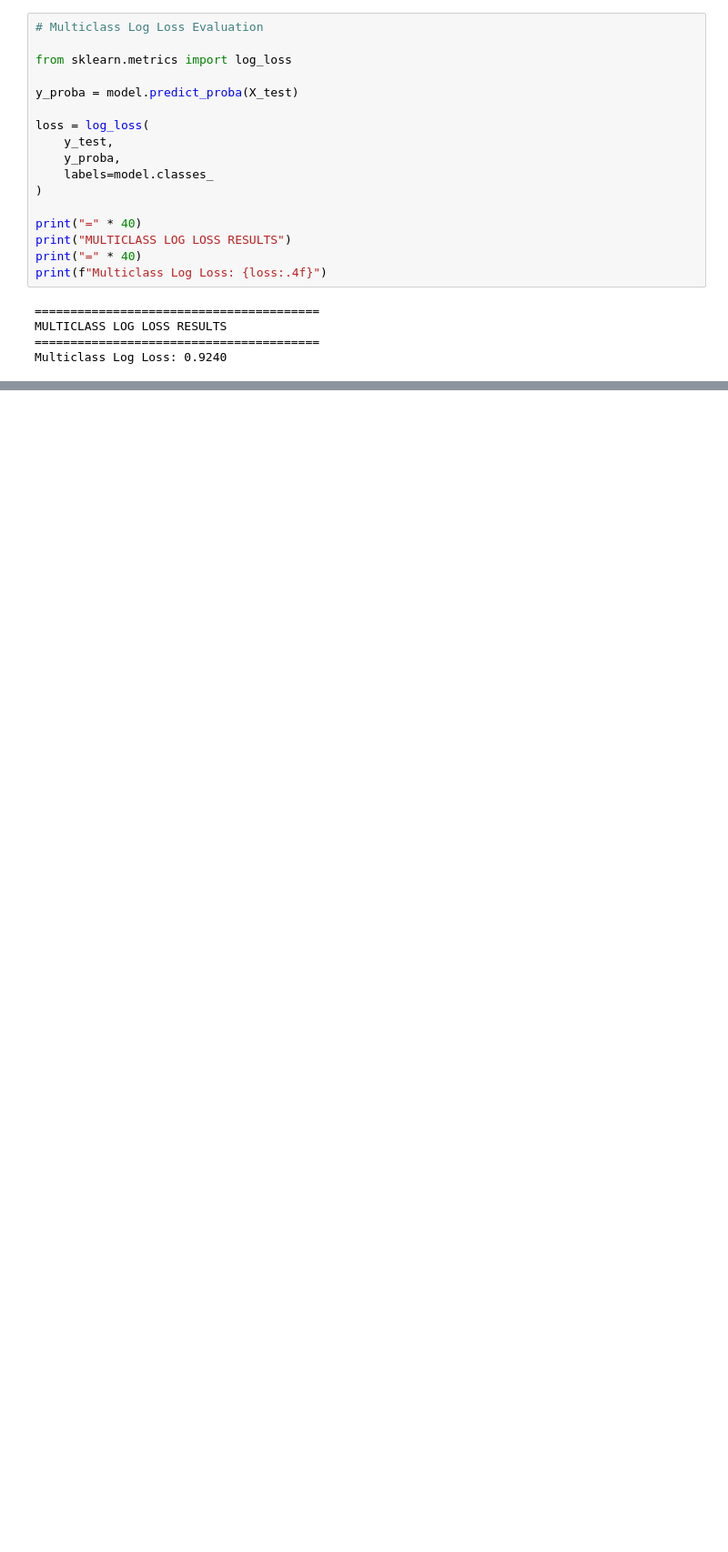
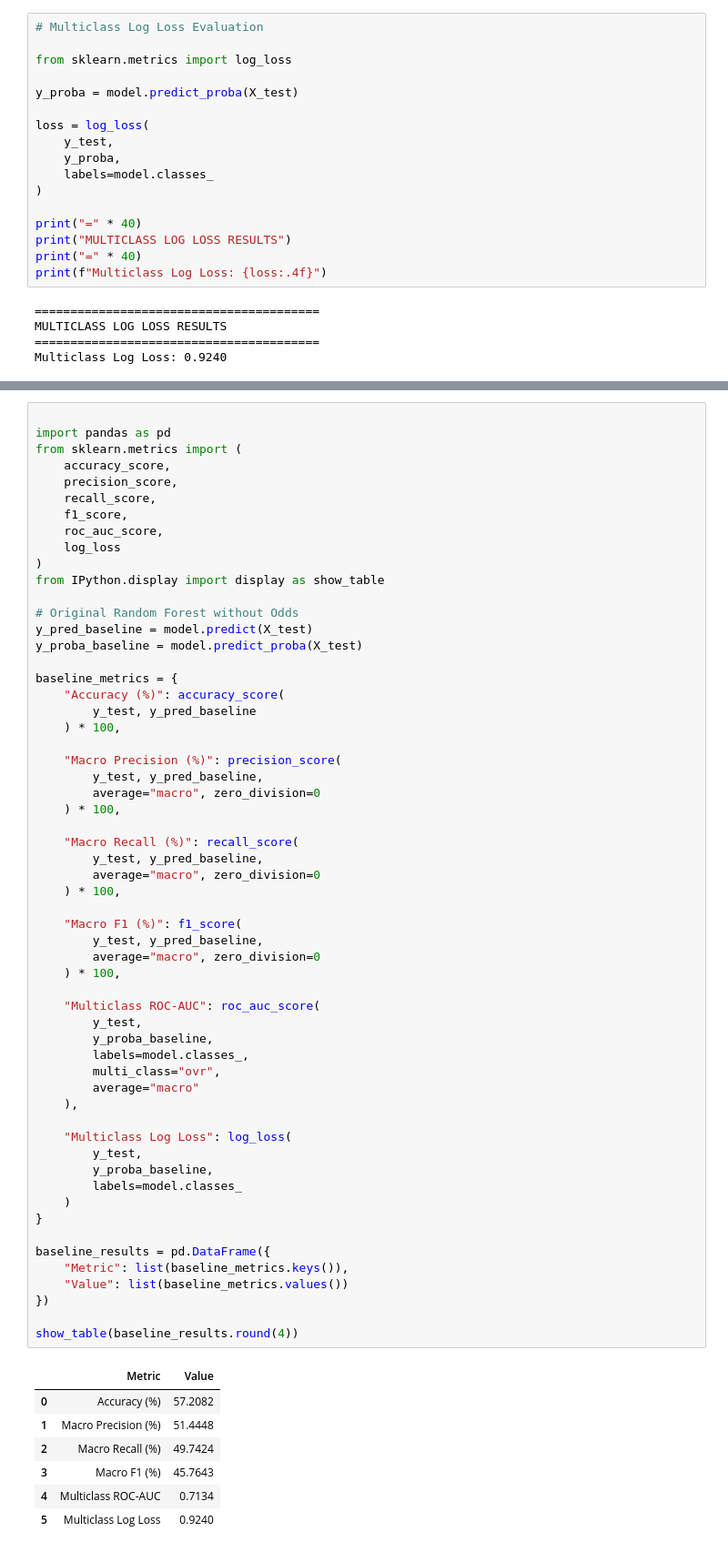
Before and after one commit to MichaelTM15/Sprint-1, a Jupyter notebook: BingquanW/04_RandomForest/RandomForest.ipynb, the cells around one changed output, grey strips where cells are left out. Shown at 91% size. Saved outputs shown, nothing was run; the diff lists cells and outputs as text; blank space fills up the shorter version.

```diff
--- a/BingquanW/04_RandomForest/RandomForest.ipynb
+++ b/BingquanW/04_RandomForest/RandomForest.ipynb
@@ -504,0 +539,66 @@ Multiclass Log Loss: 0.9240
+# %%
+
+import pandas as pd
+from sklearn.metrics import (
+    accuracy_score,
+    precision_score,
+    recall_score,
+    f1_score,
+    roc_auc_score,
+    log_loss
+)
+from IPython.display import display as show_table
+
+# Original Random Forest without Odds
+y_pred_baseline = model.predict(X_test)
+y_proba_baseline = model.predict_proba(X_test)
+
+baseline_metrics = {
+    "Accuracy (%)": accuracy_score(
+        y_test, y_pred_baseline
+    ) * 100,
+
+    "Macro Precision (%)": precision_score(
+        y_test, y_pred_baseline,
+        average="macro", zero_division=0
+    ) * 100,
+
+    "Macro Recall (%)": recall_score(
+        y_test, y_pred_baseline,
+        average="macro", zero_division=0
+    ) * 100,
+
+    "Macro F1 (%)": f1_score(
+        y_test, y_pred_baseline,
+        average="macro", zero_division=0
+    ) * 100,
+
+    "Multiclass ROC-AUC": roc_auc_score(
+        y_test,
+        y_proba_baseline,
+        labels=model.classes_,
+        multi_class="ovr",
+        average="macro"
+    ),
+
+    "Multiclass Log Loss": log_loss(
+        y_test,
+        y_proba_baseline,
+        labels=model.classes_
+    )
+}
+
+baseline_results = pd.DataFrame({
+    "Metric": list(baseline_metrics.keys()),
+    "Value": list(baseline_metrics.values())
+})
+
+show_table(baseline_results.round(4))
+# %% [output]
+|  | Metric | Value |
+| 0 | Accuracy (%) | 57.2082 |
+| 1 | Macro Precision (%) | 51.4448 |
+| 2 | Macro Recall (%) | 49.7424 |
+| 3 | Macro F1 (%) | 45.7643 |
+| 4 | Multiclass ROC-AUC | 0.7134 |
+| 5 | Multiclass Log Loss | 0.9240 |
```
Also changed, not shown: parts of 9 cells of this notebook, 10 other files.
